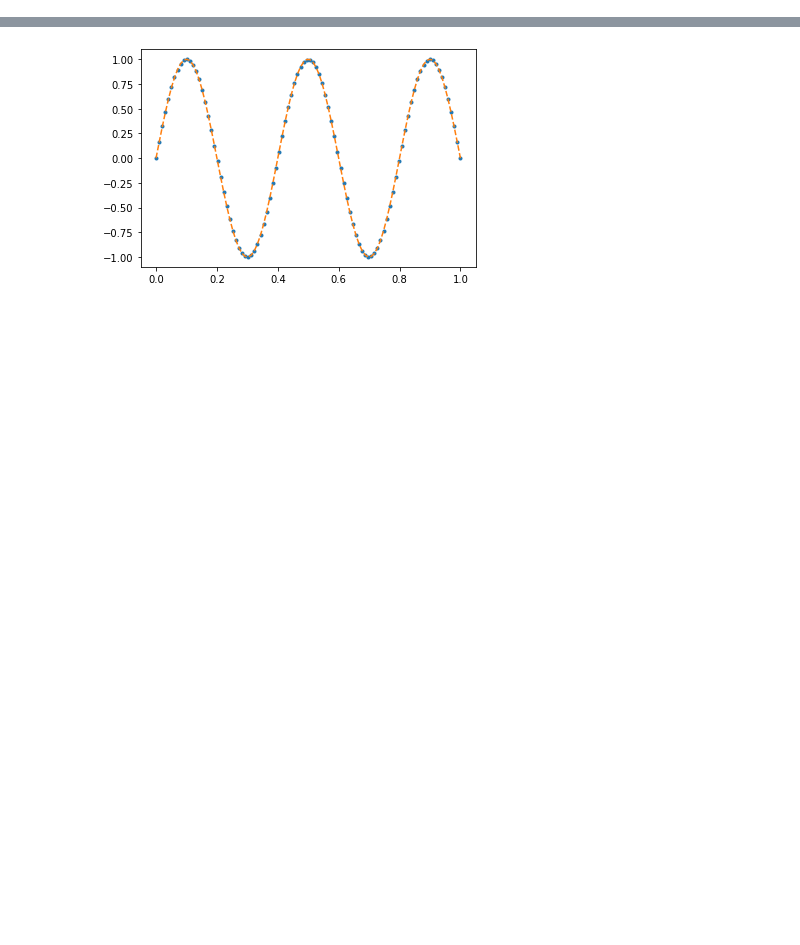
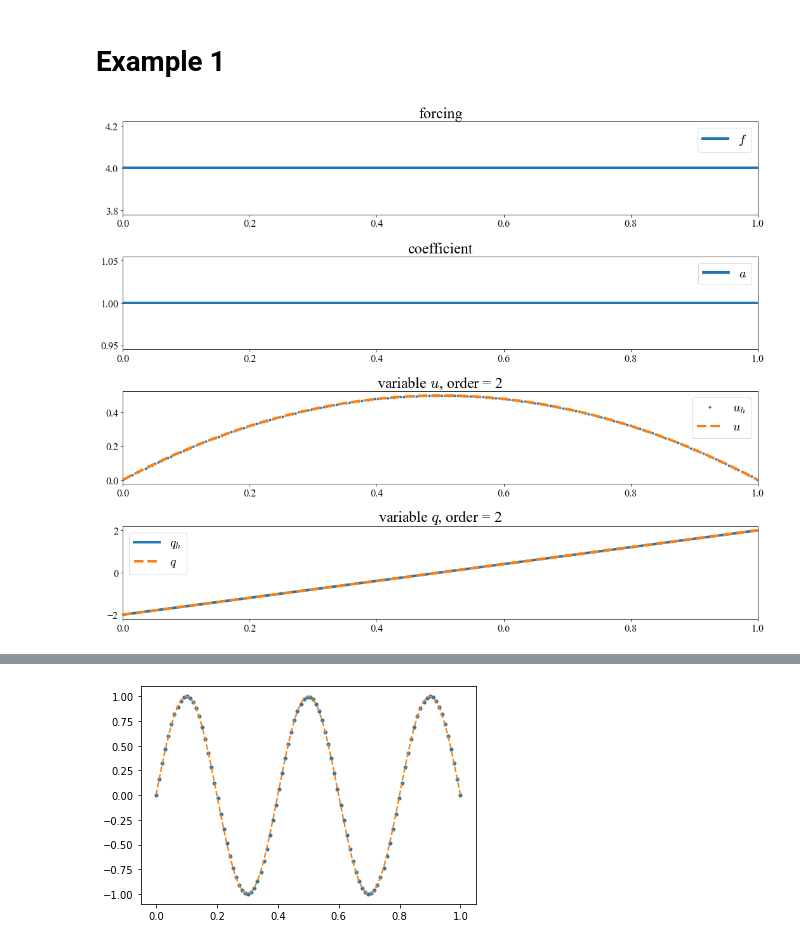
Before and after one commit to ManuelSanchezUribe/hdgmethods, a Jupyter notebook: HDG_Poisson/test_one_element_HDG.ipynb, the cells around one changed output, grey strips where cells are left out. Saved outputs shown, nothing was run; the diff lists cells and outputs as text; code cells hidden in the pictures; blank space fills up the shorter version.

```diff
--- a/HDG_Poisson/test_one_element_HDG.ipynb
+++ b/HDG_Poisson/test_one_element_HDG.ipynb
@@ -48,7 +49,7 @@ def Convective1d(K, n):
 #         int_K B_j^{n}(x) * c(x) * B_i^{n}(x) dx
 def Mass1d(K, n, c):
     d = 1
-    mu = Compute_mu(K, 2*n,c)
+    mu = Compute_mu(K, 2*n,c,10)
     M = np.zeros((n+1,n+1), dtype=np.float64)
     for alpha0 in range(0,n+1):
         for beta0 in range(0,n+1):
@@ -66,8 +67,8 @@ def Compute_mu(K, n, f=None, q=None):
     # dimension
     d = 1
     # number of quadrature points
-    if q is None or q <= 0.5*(n+1):
-        q = ceil(0.5*(n+1))
+    if q is None or q <= 0.5*(n+1)+1:
+        q = ceil(0.5*(n+1))+2
 
     if f is None:
         F0 = np.ones(q)
@@ -144,12 +145,16 @@ def de_casteljau(t, coefs, t0=0.0, tf=1.0):
     return beta[0]
 # %%
 def Compute_HDG_p( c, f, uhat = np.array([0,0]), p=2 ):
-
     # Local Matrices
     global Cb
     Cb = Compute_binomial_coefficients(max(2*p,p))
 
-    K = np.array([-1.0,1.0], dtype=np.float64)
+    K = np.array([0,1.0], dtype=np.float64)
+
+    # Local load vector
+    Fi = Compute_mu(K, p, f)
+
+    # Local Matrices
     Bi = Convective1d(K, p)
     Mi = Mass1d(K, p, c)
     Si = np.zeros((p+1,p+1)); Si[0,0] = 1.0; Si[p,p] = 1.0
@@ -157,8 +162,6 @@ def Compute_HDG_p( c, f, uhat = np.array([0,0]), p=2 ):
     Ci = np.zeros((2,p+1))  ; Ci[0,0] = -1.0; Ci[1,p] = 1.0
     Gi = np.eye(2)
 
-    # Local load vector
-    Fi = Compute_mu(K, p, f)
     # condensation
     Qp = np.vstack(( np.hstack(( Mi, -Bi.T)),  np.hstack(( Bi, Si)) ))
     CEi = np.hstack(( Ci, Ei ))
@@ -198,0 +178,3 @@ def plot_hdg1d(mesh, p, qh, uh, uhat, u, q):
+# %%
+from sympy import *
+xsym = Symbol('xsym')
@@ -198,0 +230,22 @@ def plot_hdg1d(mesh, p, qh, uh, uhat, u, q):
+# %% [markdown]
+# Example 1
+# %%
+c = lambda x: 1.0+0*x
+a = lambda x: 1.0/c(x)
+uexact_sym = 2.0*(1.0-xsym)*xsym
+fsym = diff(diff(uexact_sym, xsym),xsym)
+
+uexact = lambda x: 2.0*(1.0-x)*x
+qexact = lambda x: 4*x-2
+f = lambda x: 0*x + 4.0
+uh, qh = Compute_HDG_p( c, f, uhat = np.array([0,0]), p=2 )
+
+generate_all_plots(x0=0, xf=1.0,
+                   forcing=f,
+                   coefficient=a,
+                   uh=uh,
+                   qh=qh,
+                   uexact = uexact,
+                   qexact = qexact)
+# %% [output]
+[figure, added]
```
Also changed, not shown: parts of 23 cells of this notebook, 2 other files.
